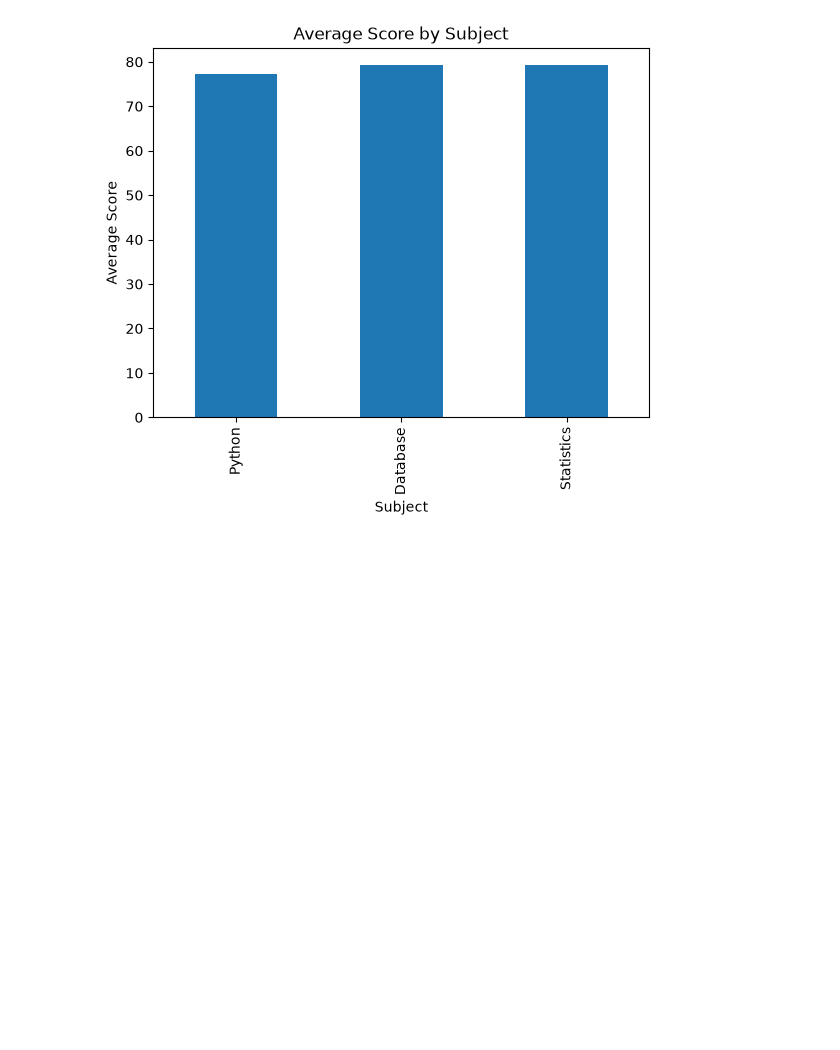
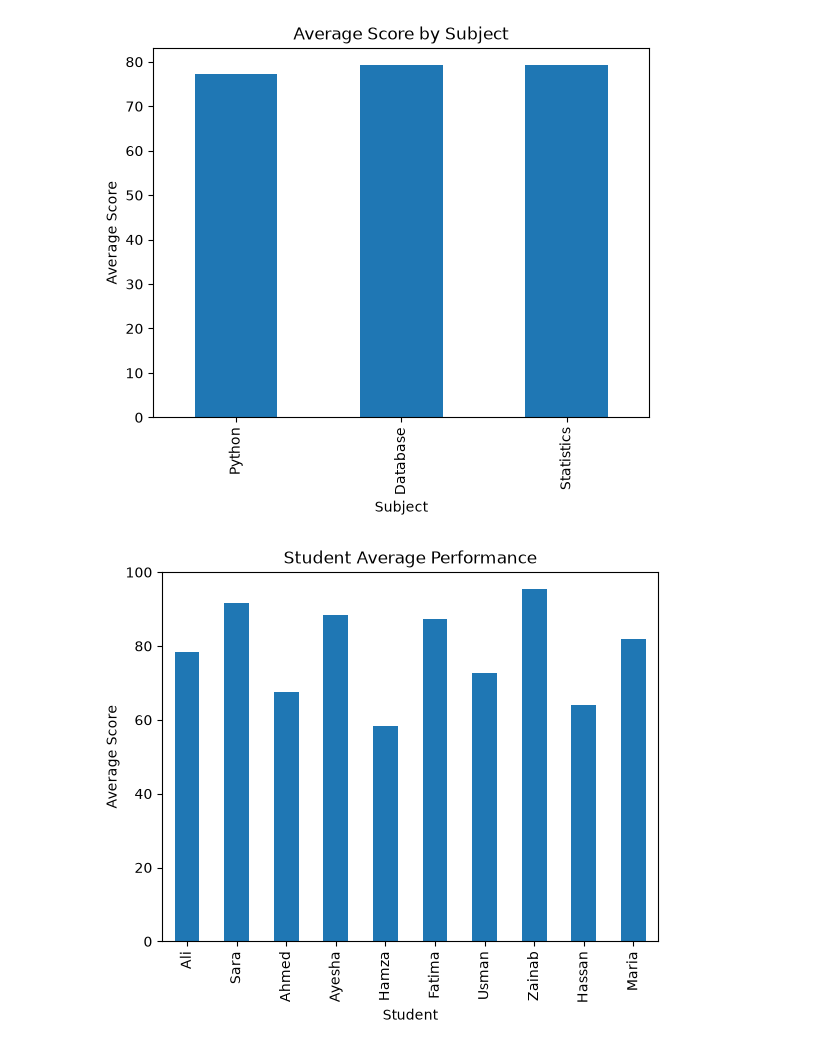
Before and after one commit to KhadijaJafir/Student-Performance-Analyzer, a Jupyter notebook: Student_Performance_Analyzer.ipynb, the cells around one changed output. Saved outputs shown, nothing was run; the diff lists cells and outputs as text; code cells hidden in the pictures; blank space fills up the shorter version.

Commit message:
Complete visualization analysis

```diff
--- a/Student_Performance_Analyzer.ipynb
+++ b/Student_Performance_Analyzer.ipynb
@@ -235,3 +235,11 @@ plt.ylabel("Average Score")
 plt.show()
 # %% [output]
 [figure]
+# %%
+df.plot(x= "Name", y="Average", kind="bar", legend = False)
+plt.title("Student Average Performance")
+plt.xlabel("Student")
+plt.ylabel("Average Score")
+plt.show()
+# %% [output]
+[figure, added]
```
Also changed, not shown: parts of 5 cells of this notebook.
